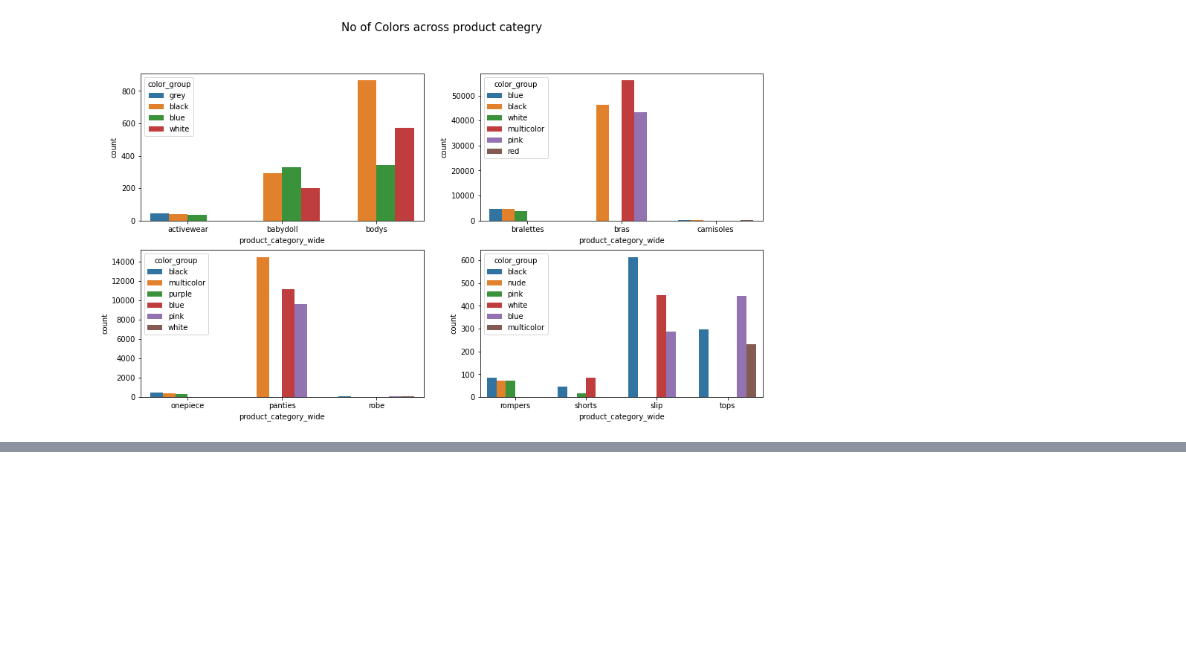
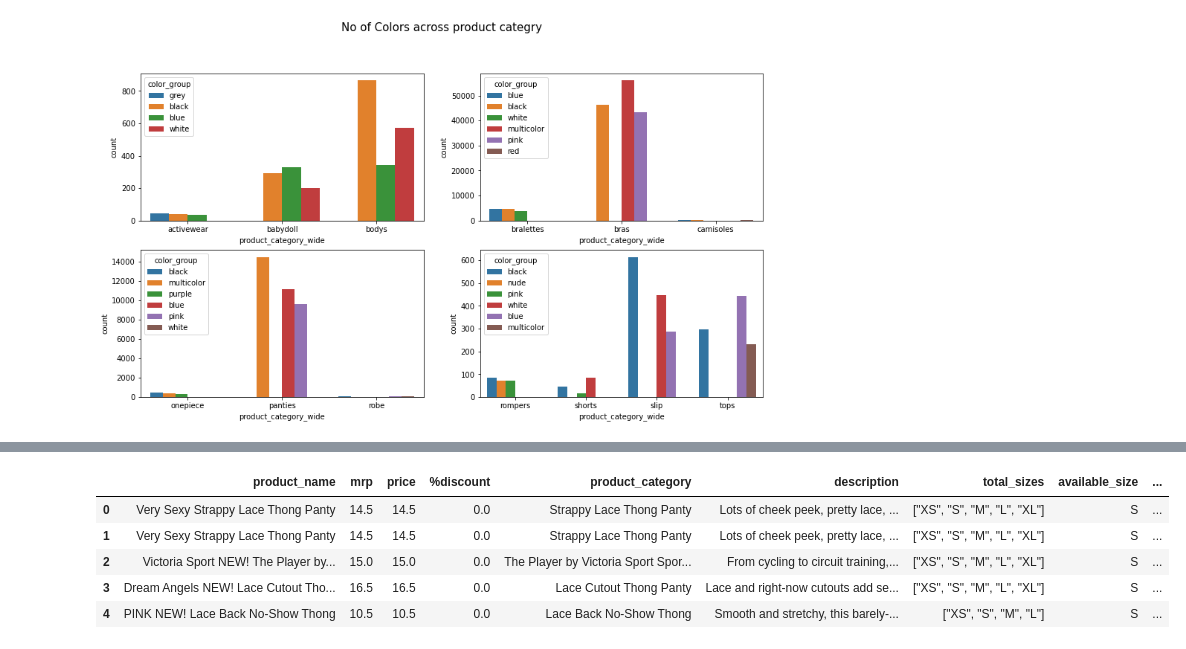
Before and after one commit to shardul-rajhans/fashion-price-prediction, a Jupyter notebook: EDA_Price_Prediction.ipynb, the cells around one changed output, grey strips where cells are left out. Saved outputs shown, nothing was run; the diff lists cells and outputs as text; code cells hidden in the pictures; blank space fills up the shorter version.

```diff
--- a/EDA_Price_Prediction.ipynb
+++ b/EDA_Price_Prediction.ipynb
@@ -482,0 +505,5 @@ plt.show()
+# %%
+# Calculating the size count for each available size.
+size_count = round(victoria_secret_s.groupby('available_size')['available_size'].agg({'count'})/victoria_secret_s.shape[0]*100, 2)
+size_count.columns = ['size_popularity']
+size_count.head()
@@ -482,0 +518,11 @@ plt.show()
+# %%
+# Calculating Size Popularity for each size.
+victoria_secret_s = pd.merge(left=victoria_secret_s, right=size_count, on='available_size')
+victoria_secret_s.head()
+# %% [output]
+|  | product_name | mrp | price | %discount | product_category | description | total_sizes | available_size | ... |
+| 0 | Very Sexy Strappy Lace Thong Panty | 14.5 | 14.5 | 0.0 | Strappy Lace Thong Panty | Lots of cheek peek, pretty lace, ... | ["XS", "S", "M", "L", "XL"] | S | ... |
+| 1 | Very Sexy Strappy Lace Thong Panty | 14.5 | 14.5 | 0.0 | Strappy Lace Thong Panty | Lots of cheek peek, pretty lace, ... | ["XS", "S", "M", "L", "XL"] | S | ... |
+| 2 | Victoria Sport NEW! The Player by... | 15.0 | 15.0 | 0.0 | The Player by Victoria Sport Spor... | From cycling to circuit training,... | ["XS", "S", "M", "L", "XL"] | S | ... |
+| 3 | Dream Angels NEW! Lace Cutout Tho... | 16.5 | 16.5 | 0.0 | Lace Cutout Thong Panty | Lace and right-now cutouts add se... | ["XS", "S", "M", "L", "XL"] | S | ... |
+| 4 | PINK NEW! Lace Back No-Show Thong | 10.5 | 10.5 | 0.0 | Lace Back No-Show Thong | Smooth and stretchy, this barely-... | ["XS", "S", "M", "L"] | S | ... |
```
Also changed, not shown: parts of 6 cells of this notebook, 2 other files.
